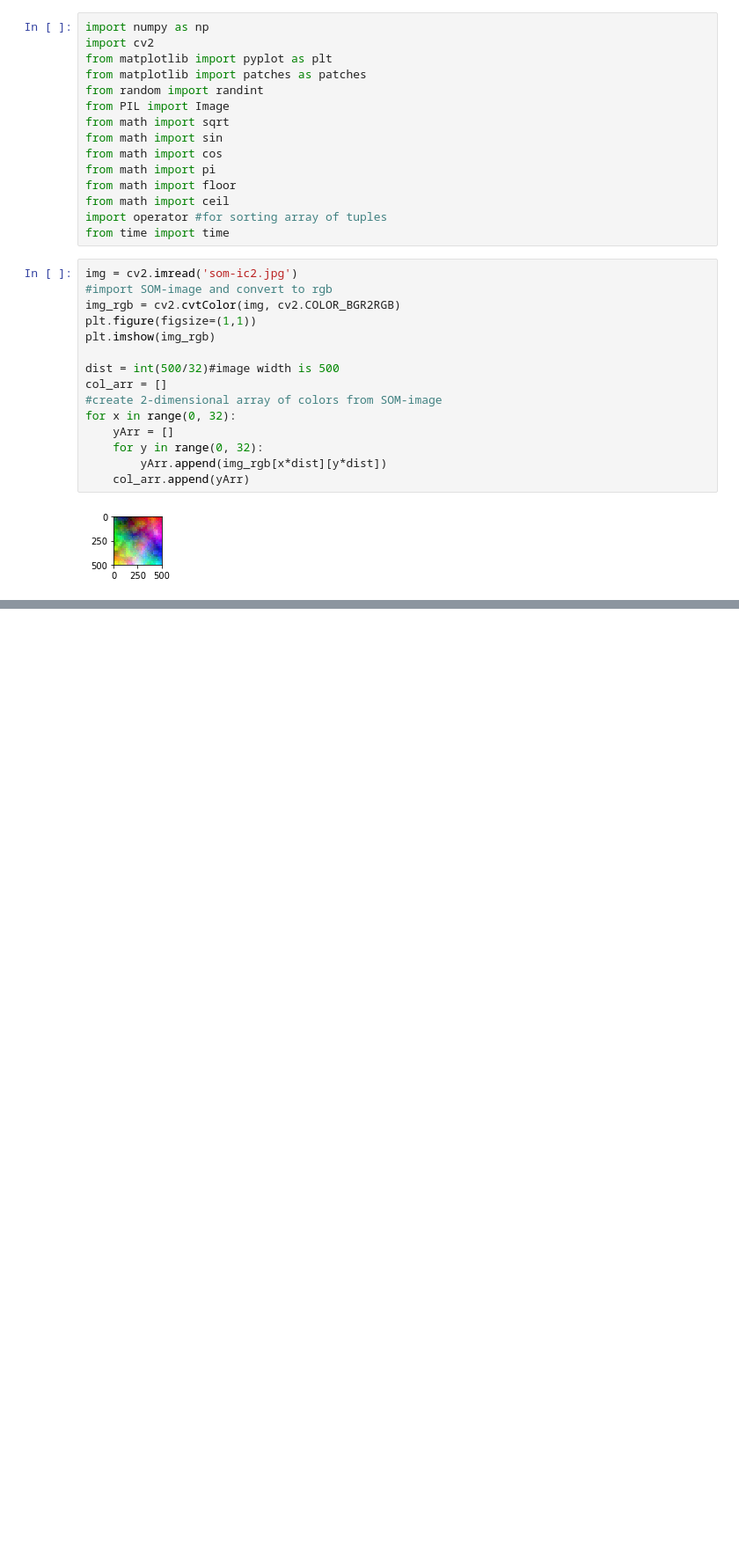
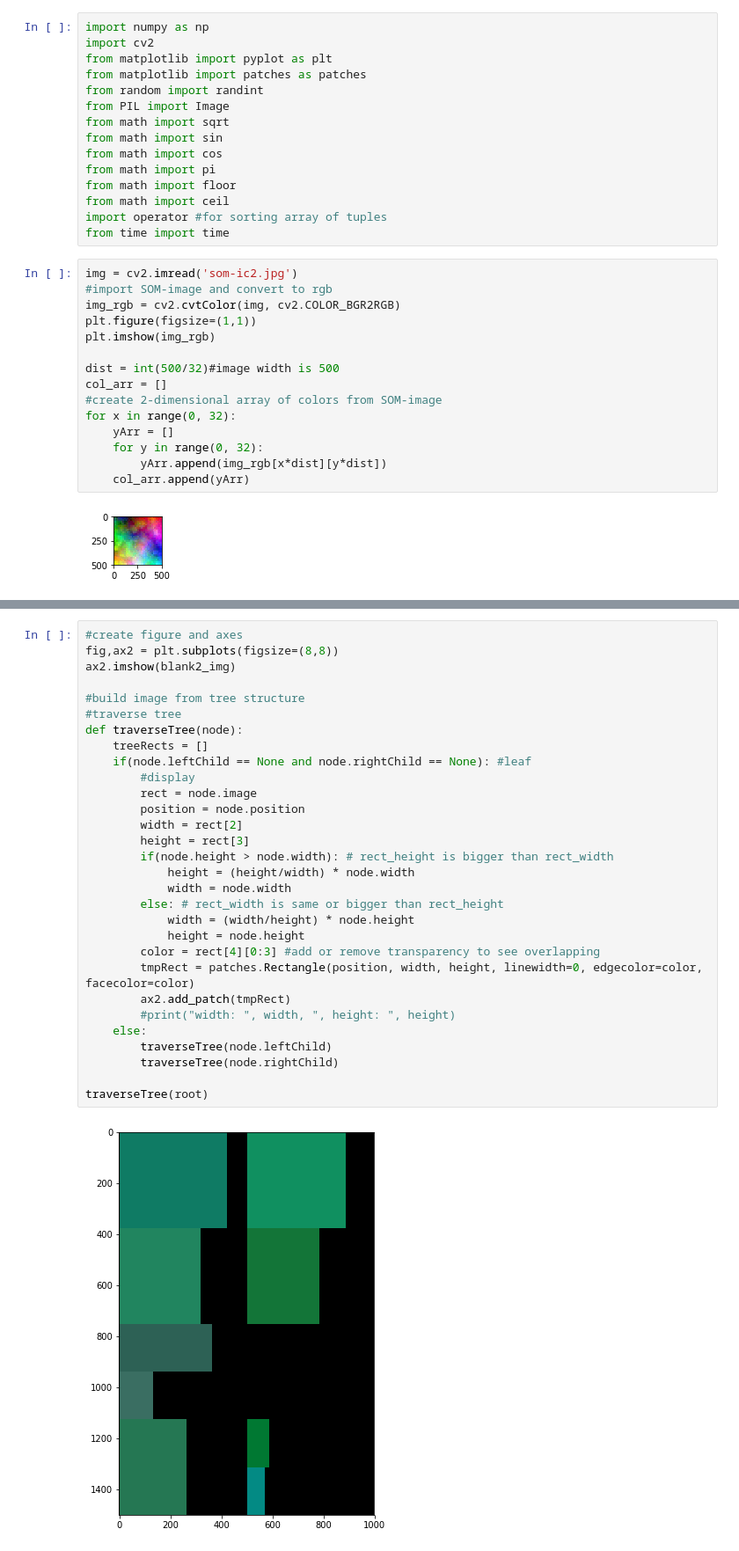
Before and after one commit to revialim/nmap.js, a Jupyter notebook: jupyter-notebooks/picwall2.ipynb, the cells around one changed output, grey strips where cells are left out. Shown: that part at 88% size. Cells and saved outputs as stored; diff of their text form; blank space fills up the shorter version.

```diff
--- a/jupyter-notebooks/picwall2.ipynb
+++ b/jupyter-notebooks/picwall2.ipynb
@@ -173,0 +250,32 @@ plt.imshow(blank_img)
+# %%
+#create figure and axes
+fig,ax2 = plt.subplots(figsize=(8,8))
+ax2.imshow(blank2_img)
+
+#build image from tree structure
+#traverse tree
+def traverseTree(node):
+    treeRects = []
+    if(node.leftChild == None and node.rightChild == None): #leaf
+        #display
+        rect = node.image
+        position = node.position
+        width = rect[2]
+        height = rect[3]
+        if(node.height > node.width): # rect_height is bigger than rect_width
+            height = (height/width) * node.width
+            width = node.width
+        else: # rect_width is same or bigger than rect_height
+            width = (width/height) * node.height
+            height = node.height
+        color = rect[4][0:3] #add or remove transparency to see overlapping
+        tmpRect = patches.Rectangle(position, width, height, linewidth=0, edgecolor=color, facecolor=color)
+        ax2.add_patch(tmpRect)
+        #print("width: ", width, ", height: ", height)
+    else:
+        traverseTree(node.leftChild)
+        traverseTree(node.rightChild)
+
+traverseTree(root)
+# %% [output]
+[figure, added]
```
Also changed, not shown: parts of 11 cells of this notebook, 7 other files.
